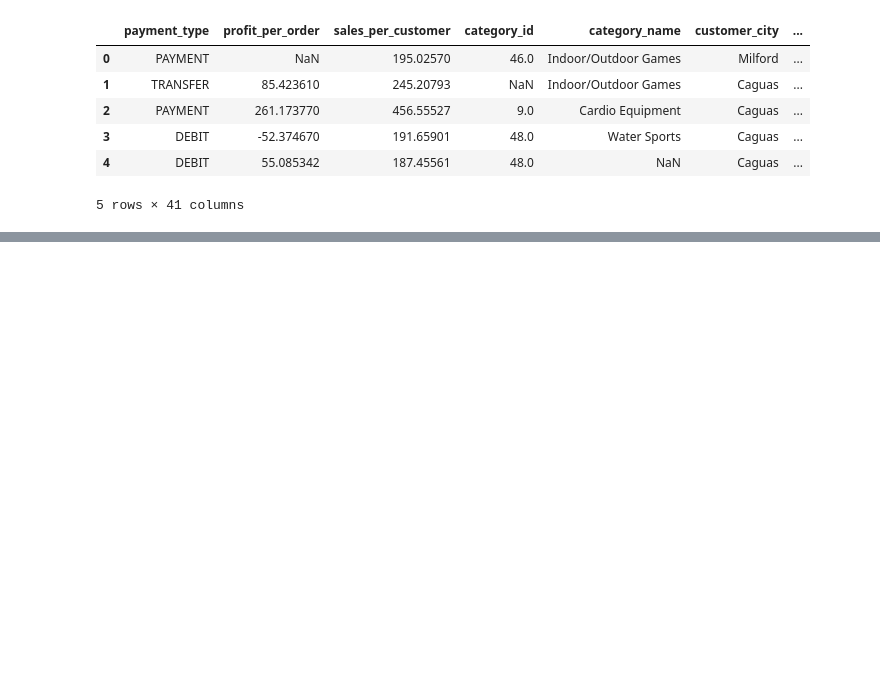
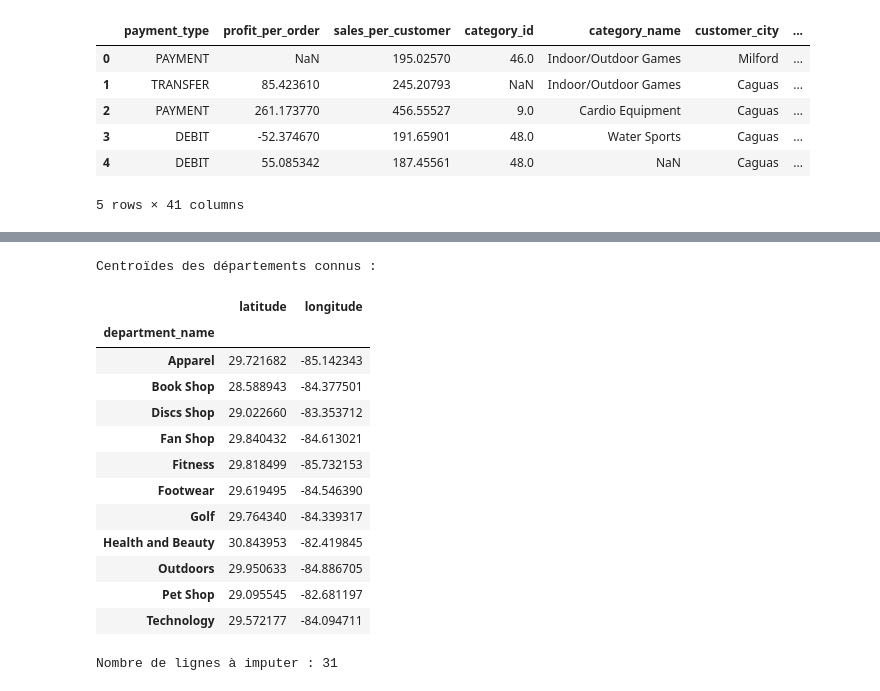
Before and after one commit to moubarik-ashraf/DS_Project, a Jupyter notebook: notebooks/01_exploration.ipynb, the cells around one changed output, grey strips where cells are left out. Cells and saved outputs as stored; diff of their text form; code cells hidden in the pictures; blank space fills up the shorter version.

```diff
--- a/notebooks/01_exploration.ipynb
+++ b/notebooks/01_exploration.ipynb
@@ -62,0 +238,46 @@ df.head()
+# %%
+from sklearn.neighbors import NearestNeighbors
+import numpy as np
+
+# --- 1. Calculer les centroïdes des départements connus ---
+# Filtrer les données complètes pour les départements et les coordonnées
+df_known_departments = df.dropna(subset=['department_name', 'latitude', 'longitude'])
+
+# Calculer le centroïde (moyenne des latitudes et longitudes) pour chaque département
+department_centroids = df_known_departments.groupby('department_name')[['latitude', 'longitude']].mean()
+
+print("Centroïdes des départements connus :\n")
+display(department_centroids)
+# %% [output]
+Centroïdes des départements connus :
+|  | latitude | longitude |
+| department_name |  |  |
+| Apparel | 29.721682 | -85.142343 |
+| Book Shop | 28.588943 | -84.377501 |
+| Discs Shop | 29.022660 | -83.353712 |
+| Fan Shop | 29.840432 | -84.613021 |
+| Fitness | 29.818499 | -85.732153 |
+| Footwear | 29.619495 | -84.546390 |
+| Golf | 29.764340 | -84.339317 |
+| Health and Beauty | 30.843953 | -82.419845 |
+| Outdoors | 29.950633 | -84.886705 |
+| Pet Shop | 29.095545 | -82.681197 |
+| Technology | 29.572177 | -84.094711 |
+# %%
+# --- 2. Préparer les données pour l'imputation ---
+# Séparer les lignes avec department_name manquant et des coordonnées valides
+df_to_impute = df[df['department_name'].isnull() & df['latitude'].notnull() & df['longitude'].notnull()]
+
+# Convertir les centroïdes en un array pour le KNN
+centroids_coords = department_centroids.values
+# Obtenir les noms de départements correspondants aux centroïdes
+centroid_department_names = department_centroids.index.values
+
+# Initialiser le modèle NearestNeighbors
+# n_neighbors=1 car nous voulons le département le plus proche
+knn = NearestNeighbors(n_neighbors=1, algorithm='ball_tree')
+knn.fit(centroids_coords)
+
+print(f"Nombre de lignes à imputer : {len(df_to_impute)}")
+# %% [output]
+Nombre de lignes à imputer : 31
```
Also changed, not shown: parts of 32 cells of this notebook.
